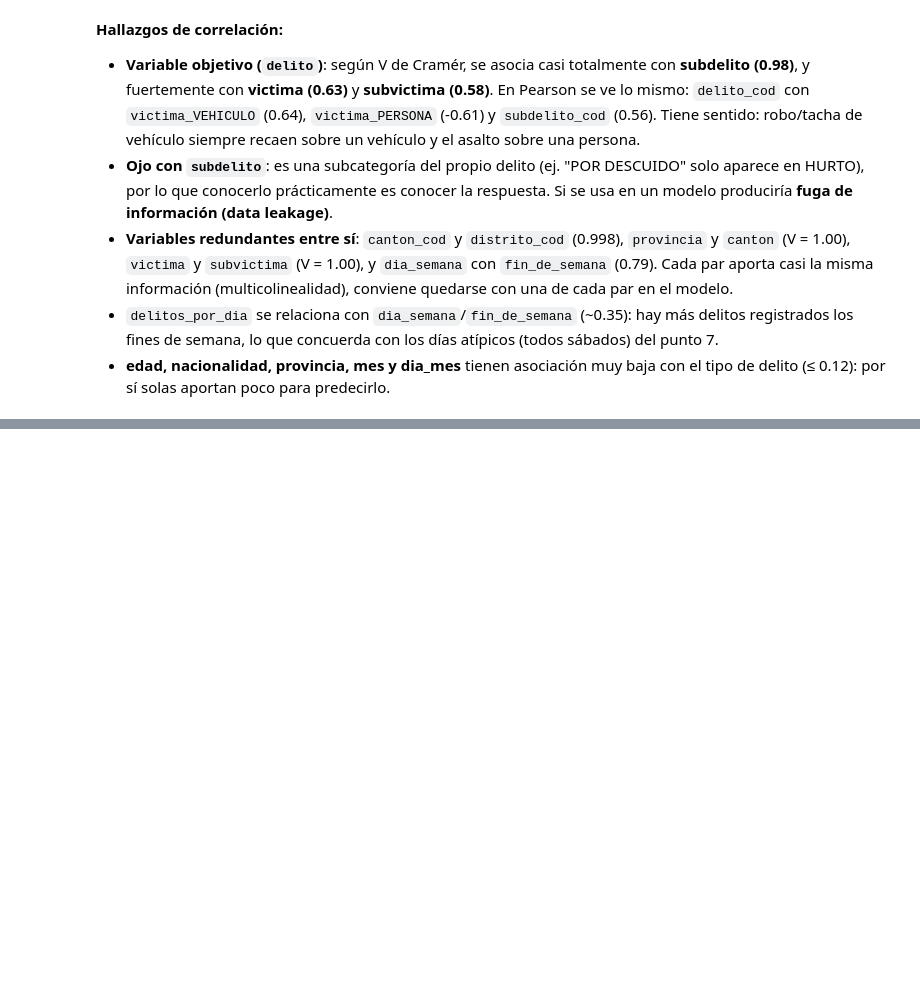
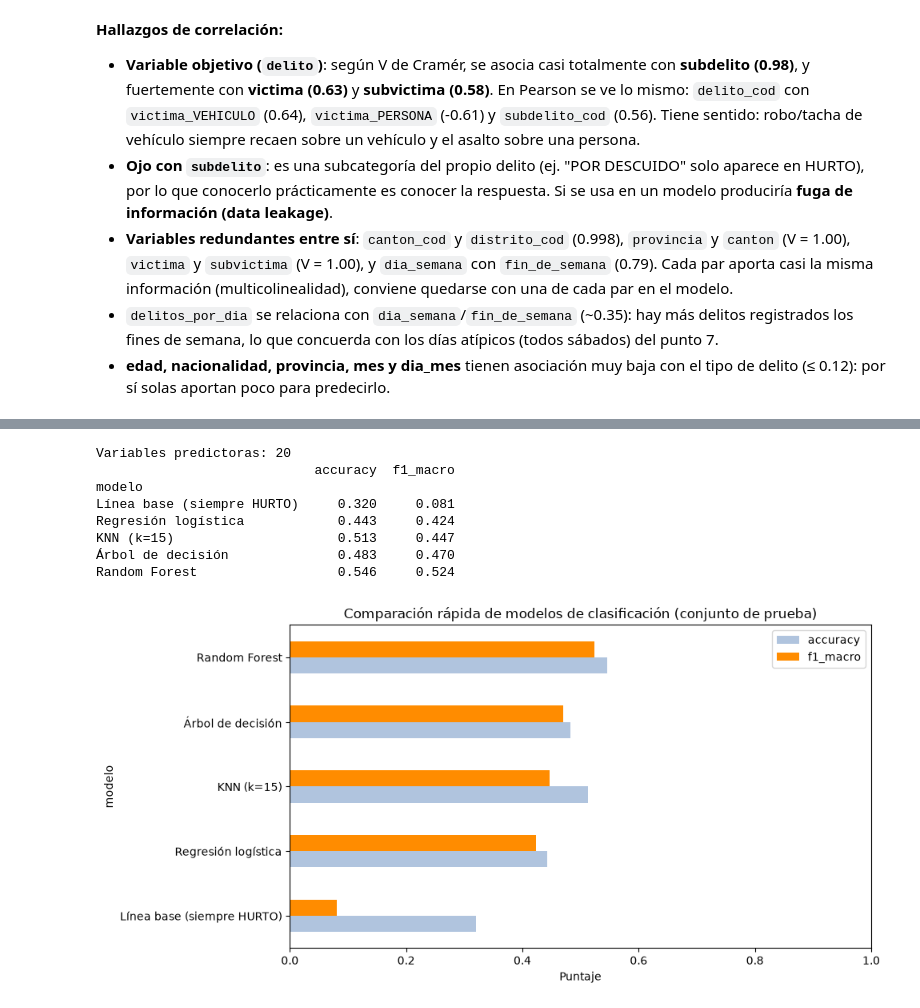
Before and after one commit to JohnArayaE/lab4-mineria-datos, a Jupyter notebook: lab4_IC2025.ipynb, the cells around one changed output, grey strips where cells are left out. Drawn from its saved outputs; the diff is of its cells as text; code cells hidden in the pictures; blank space fills up the shorter version.

```diff
--- a/lab4_IC2025.ipynb
+++ b/lab4_IC2025.ipynb
@@ -782,0 +816,52 @@ plt.show()
+# %%
+from sklearn.model_selection import train_test_split
+from sklearn.dummy import DummyClassifier
+from sklearn.linear_model import LogisticRegression
+from sklearn.neighbors import KNeighborsClassifier
+from sklearn.tree import DecisionTreeClassifier
+from sklearn.ensemble import RandomForestClassifier
+from sklearn.metrics import accuracy_score, f1_score
+
+# Predictoras: se excluyen la variable objetivo, subdelito (fuga de información) y las redundantes
+excluir = [objetivo, "subdelito_cod", "canton_cod", "subvictima_cod"]
+X = df_esc.drop(columns=excluir)
+y = df_esc[objetivo]
+print("Variables predictoras:", X.shape[1])
+
+X_train, X_test, y_train, y_test = train_test_split(X, y, test_size=0.3, random_state=42, stratify=y)
+
+modelos = {
+    "Línea base (siempre HURTO)": DummyClassifier(strategy="most_frequent"),
+    "Regresión logística": LogisticRegression(max_iter=2000, class_weight="balanced"),
+    "KNN (k=15)": KNeighborsClassifier(n_neighbors=15),
+    "Árbol de decisión": DecisionTreeClassifier(max_depth=10, class_weight="balanced", random_state=42),
+    "Random Forest": RandomForestClassifier(n_estimators=200, max_depth=15, class_weight="balanced",
+                                            random_state=42, n_jobs=-1),
+}
+
+resultados = []
+for nombre, modelo in modelos.items():
+    modelo.fit(X_train, y_train)
+    pred = modelo.predict(X_test)
+    resultados.append({"modelo": nombre,
+                       "accuracy": round(accuracy_score(y_test, pred), 3),
+                       "f1_macro": round(f1_score(y_test, pred, average="macro"), 3)})
+resultados = pd.DataFrame(resultados).set_index("modelo")
+print(resultados)
+
+resultados.plot(kind="barh", figsize=(10, 5), color=["lightsteelblue", "darkorange"])
+plt.title("Comparación rápida de modelos de clasificación (conjunto de prueba)")
+plt.xlabel("Puntaje")
+plt.xlim(0, 1)
+plt.tight_layout()
+plt.show()
+# %% [output]
+Variables predictoras: 20
+                            accuracy  f1_macro
+modelo
+Línea base (siempre HURTO)     0.320     0.081
+Regresión logística            0.443     0.424
+KNN (k=15)                     0.513     0.447
+Árbol de decisión              0.483     0.470
+Random Forest                  0.546     0.524
+[figure, added]
```
Also changed, not shown: parts of 20 cells of this notebook.
